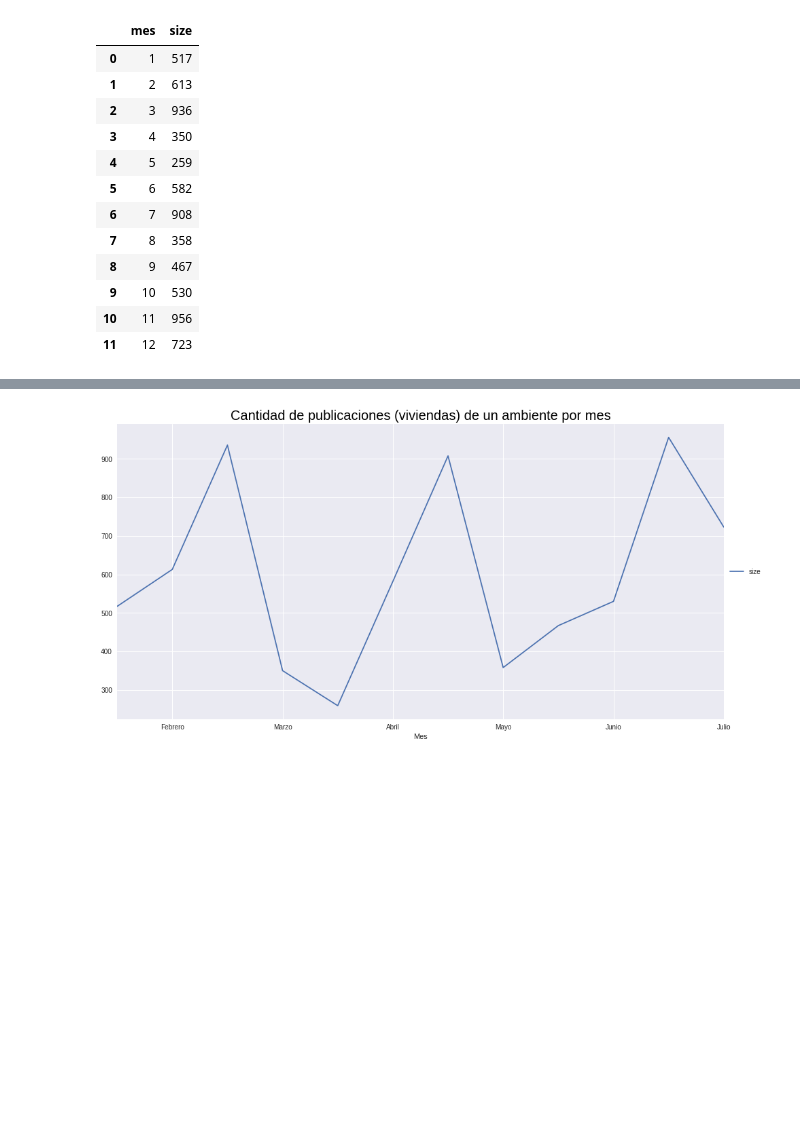
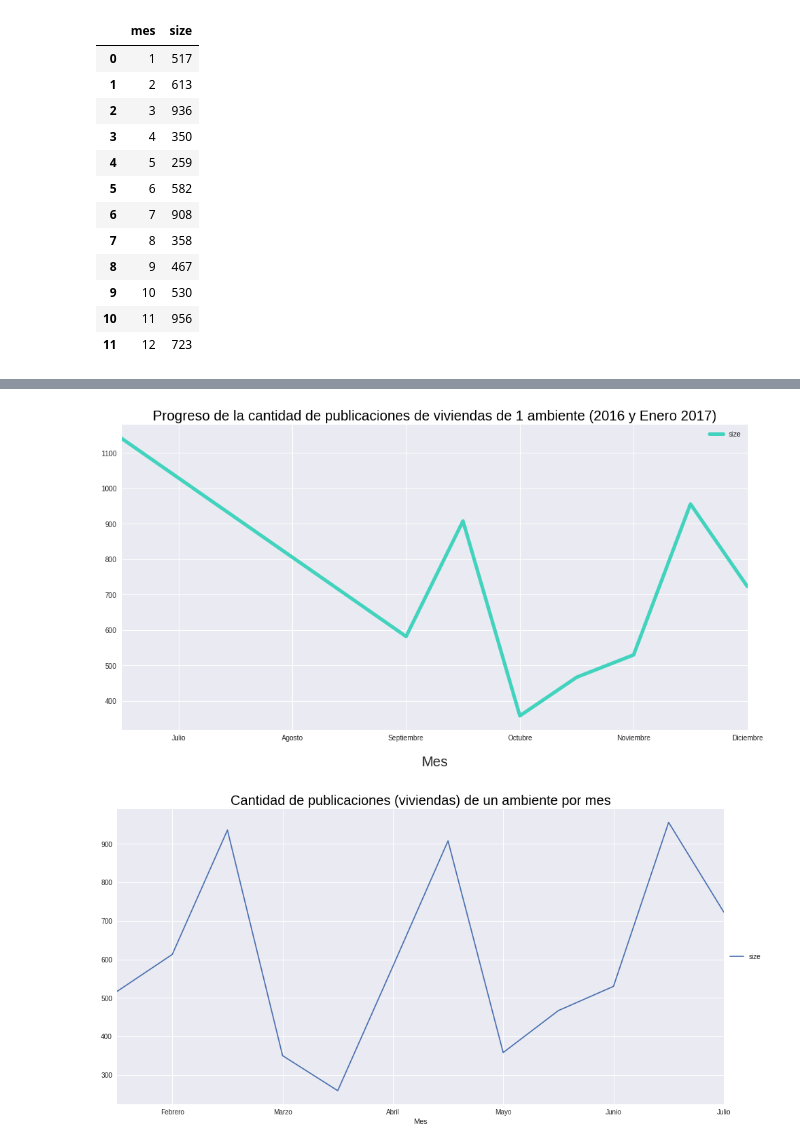
Before and after one commit to nicolaslongo/datos-TP1, a Jupyter notebook: Tendencia o crisis habitacional.ipynb, the cells around one changed output, grey strips where cells are left out. Saved outputs shown, nothing was run; the diff lists cells and outputs as text; code cells hidden in the pictures; blank space fills up the shorter version.

```diff
--- a/Tendencia o crisis habitacional.ipynb
+++ b/Tendencia o crisis habitacional.ipynb
@@ -127,4 +140,6 @@ Verificamos que las viviendas de un ambiente NO son las más populares. Ahora es
 # %%
+pev.dropna(subset=['created_on'], inplace=True)
+
 import calendar
 pev['fecha'] = pd.to_datetime(pev['created_on'])
 pev['anio'] = pev['fecha'].map(lambda x:x.year)
@@ -166,11 +181,11 @@ pev_1amb_2016
 | 10 | 11 | 956 |
 | 11 | 12 | 723 |
 # %%
-pev_1amb_comp = \
+pev_1amb = \
     pev.loc[((pev.property_type.str.contains('house')) | (pev.property_type.str.contains('apartment'))) &\
-            (pev.rooms==1) & (pev.fecha > 2016/06/30) & (pev.fecha < 2017/02/01), ['mes', 'state_name']]\
-    .groupby('mes').agg([np.size])
-pev_1amb_comp = pd.DataFrame(pev_1amb_comp.to_records())
-pev_1amb_comp.columns=['mes','size']
-pev_1amb_comp
+            (pev.rooms==1) & ( ((pev.anio == 2016) & (pev.mes > 05)) | ((pev.anio == 2017) &(pev.mes == 01)) ),\
+            ['mes', 'state_name']].groupby('mes').agg([np.size])
+pev_1amb = pd.DataFrame(pev_1amb.to_records())
+pev_1amb.columns=['mes','size']
+pev_1amb
 # %% [output]
@@ -180,0 +201,3 @@ TypeError: invalid type comparison
+# %%
+pev_1amb_para_plot_ordenado = pev_1amb.reindex([1,2,3,4,5,6,7,0]) #reacomodo las entries
+pev_1amb_para_plot_ordenado
@@ -181,3 +214,20 @@ TypeError: invalid type comparison
+# %%
+#cyan_patch = mpatches.Patch(color='c', label='Todas las demas cantidades de ambientes')
+#red_patch = mpatches.Patch(color='r', label='1 ambiente')
+#plt.legend(handles=[red_patch,cyan_patch])
+
+
+for_plot = pd.pivot_table(pev_1amb_para_plot_ordenado, values='size', index='mes')
+
+f=plt.figure()
+ax=for_plot.plot(figsize=(16,8), ax=f.gca(), linewidth=5.0, color='#41D3BD')
+ax.set_title('Progreso de la cantidad de publicaciones de viviendas de 1 ambiente (2016 y Enero 2017)',\
+             color='black',size=20.0)
+ax.set_xticklabels(['Junio','Julio', 'Agosto', 'Septiembre','Octubre', 'Noviembre', 'Diciembre', 'Enero (2017)'])
+ax.set_xlabel('Mes',size=20.0,labelpad=20.0);
+plt.show()
+# %% [output]
+[figure, added]
 # %%
 pev_1amb_2016 = pd.pivot_table(pev_1amb_2016, values='size', index='mes')
 
```
Also changed, not shown: parts of 10 cells of this notebook, 2 other files.
